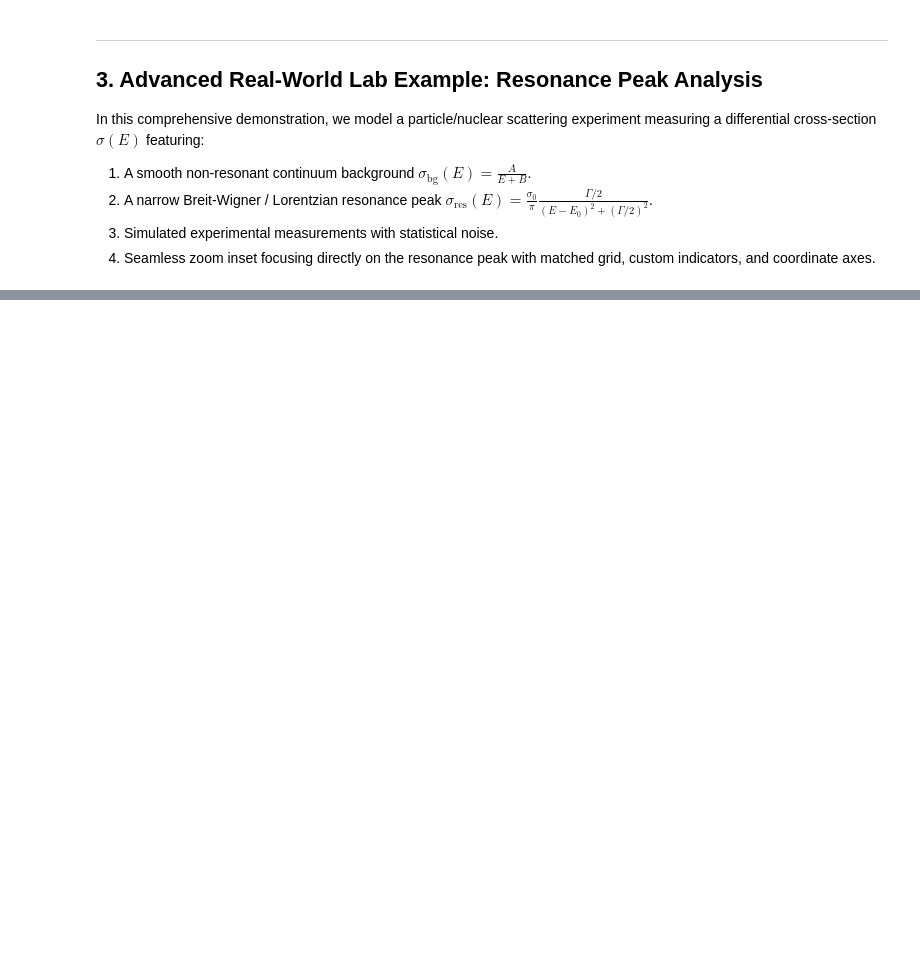
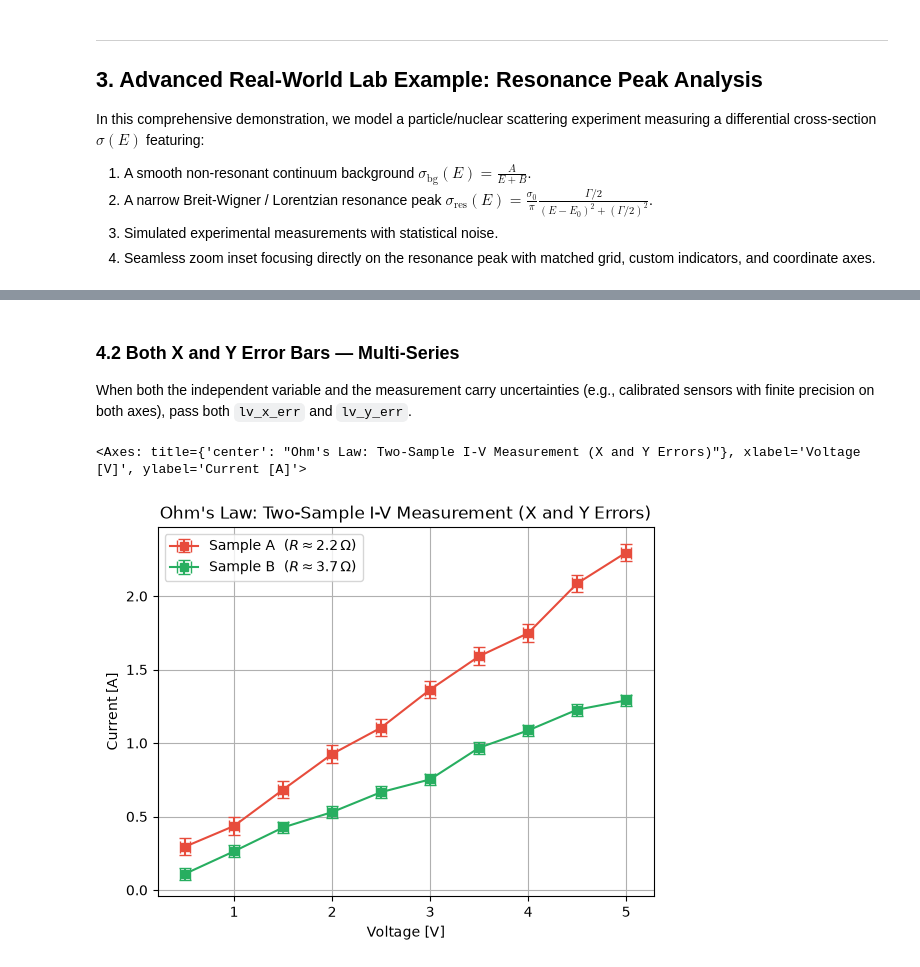
Before and after one commit to Defratino/lab-math-tools, a Jupyter notebook: notebooks/graphing_demo.ipynb, the cells around one changed output, grey strips where cells are left out. Cells and saved outputs as stored; diff of their text form; code cells hidden in the pictures; blank space fills up the shorter version.

```diff
--- a/notebooks/graphing_demo.ipynb
+++ b/notebooks/graphing_demo.ipynb
@@ -375,0 +424,38 @@ add_zoom_inset(
+# %% [markdown]
+### 4.2 Both X and Y Error Bars — Multi-Series
+When both the independent variable and the measurement carry uncertainties (e.g., calibrated sensors with finite precision on both axes), pass both `lv_x_err` and `lv_y_err`.
+# %%
+# Two experimental runs of a voltage-current measurement (V ± ΔV, I ± ΔI)
+np.random.seed(7)
+
+v_v_nominal = np.linspace(0.5, 5.0, 10)  # Voltage setpoints [V]
+
+# Run 1: lower-resistance sample
+v_i_run1 = v_v_nominal / 2.2 + np.random.normal(0, 0.04, len(v_v_nominal))
+v_i_run2 = v_v_nominal / 3.7 + np.random.normal(0, 0.04, len(v_v_nominal))
+
+v_x_err = np.full(len(v_v_nominal), 0.05)  # ±50 mV voltage uncertainty
+lv_y_err = [
+    np.full(len(v_v_nominal), 0.06),  # ±60 mA uncertainty, run 1
+    np.full(len(v_v_nominal), 0.04),  # ±40 mA uncertainty, run 2
+]
+
+plot_with_errors(
+    lv_x=v_v_nominal,
+    lv_y=[v_i_run1, v_i_run2],
+    lv_x_err=v_x_err,         # shared x-error broadcast to both series
+    lv_y_err=lv_y_err,        # per-series y-errors
+    x_label="Voltage [V]",
+    y_label="Current [A]",
+    title="Ohm's Law: Two-Sample I-V Measurement (X and Y Errors)",
+    line_labels=[r"Sample A  ($R \approx 2.2\,\Omega$)", r"Sample B  ($R \approx 3.7\,\Omega$)"],
+    legend_loc="upper left",
+    colors=["#e74c3c", "#27ae60"],
+    color_method="specific",
+    markers="s",
+    capsize=4,
+    show=False,
+)
+# %% [output]
+<Axes: title={'center': "Ohm's Law: Two-Sample I-V Measurement (X and Y Errors)"}, xlabel='Voltage [V]', ylabel='Current [A]'>
+[figure, added]
```
Also changed, not shown: parts of 17 cells of this notebook.
